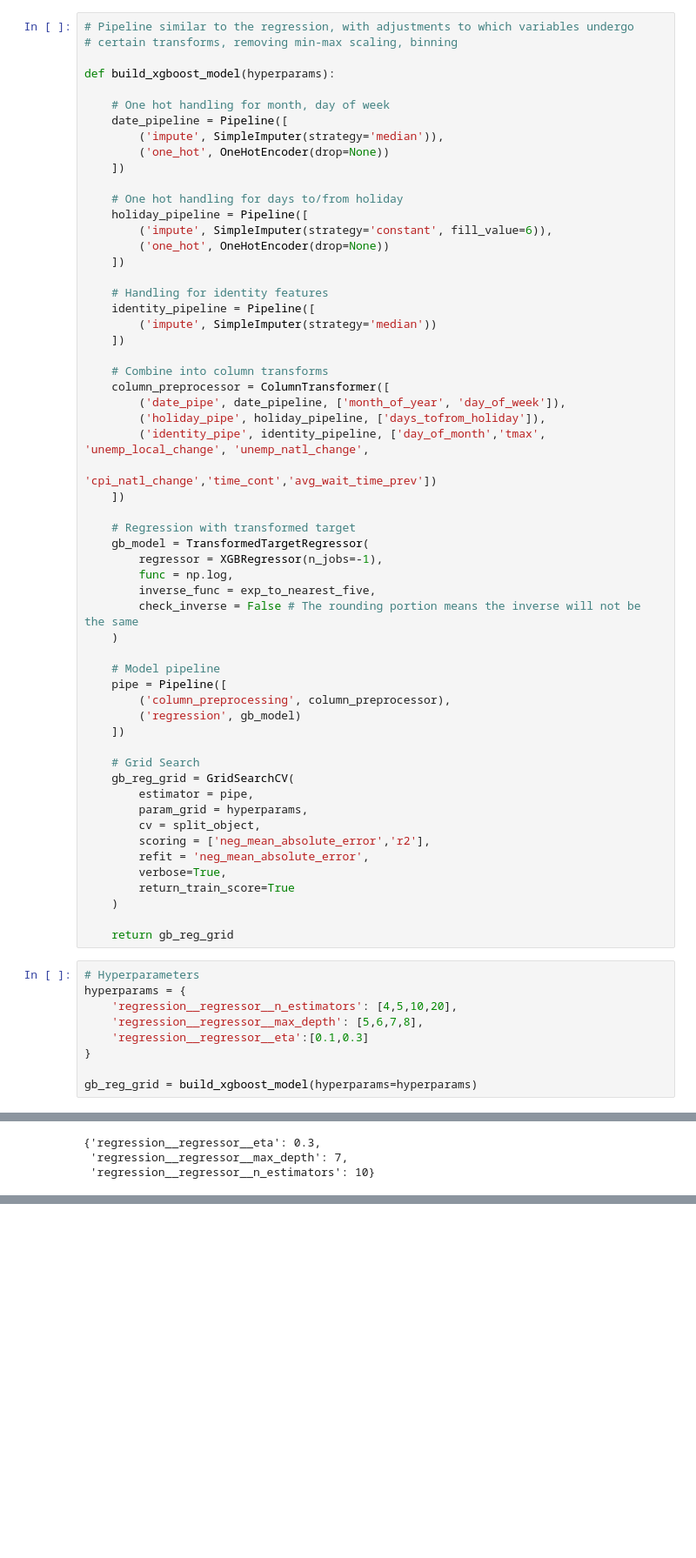
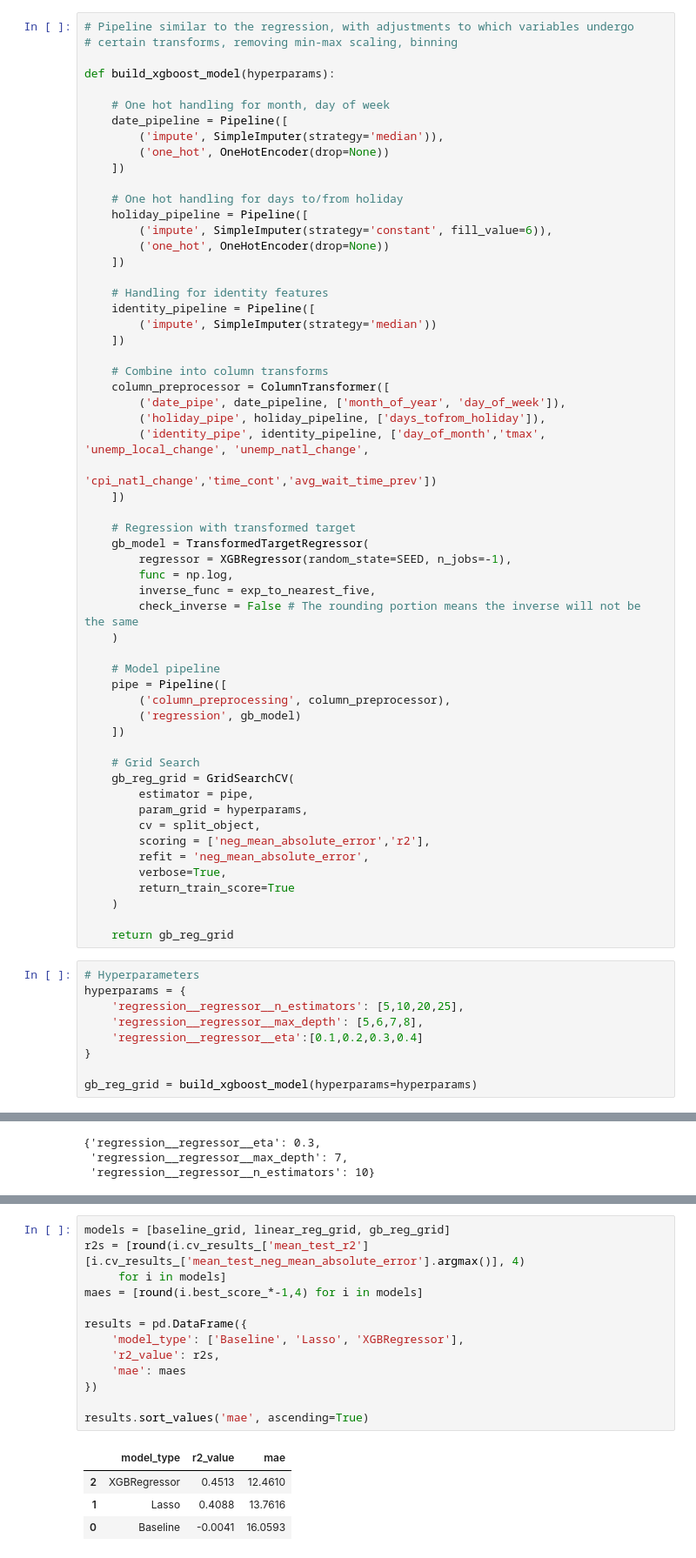
Before and after one commit to andrewcockerill/disney-wait-times, a Jupyter notebook: notebooks/soarin_modeling.ipynb, the cells around one changed output, grey strips where cells are left out. Shown at 87% size. Drawn from its saved outputs; the diff is of its cells as text; blank space fills up the shorter version.

Commit message:
updated modeling notebook and readme

```diff
--- a/notebooks/soarin_modeling.ipynb
+++ b/notebooks/soarin_modeling.ipynb
@@ -351,7 +361,7 @@ def build_xgboost_model(hyperparams):
 
     # Regression with transformed target
     gb_model = TransformedTargetRegressor(
-        regressor = XGBRegressor(n_jobs=-1),
+        regressor = XGBRegressor(random_state=SEED, n_jobs=-1),
         func = np.log,
         inverse_func = exp_to_nearest_five,
         check_inverse = False # The rounding portion means the inverse will not be the same
@@ -378,9 +388,9 @@ def build_xgboost_model(hyperparams):
 # %%
 # Hyperparameters
 hyperparams = {
-    'regression__regressor__n_estimators': [4,5,10,20],
+    'regression__regressor__n_estimators': [5,10,20,25],
     'regression__regressor__max_depth': [5,6,7,8],
-    'regression__regressor__eta':[0.1,0.3]
+    'regression__regressor__eta':[0.1,0.2,0.3,0.4]
 }
 
 gb_reg_grid = build_xgboost_model(hyperparams=hyperparams)
@@ -426,0 +440,18 @@ gb_reg_grid.best_params_
+# %%
+models = [baseline_grid, linear_reg_grid, gb_reg_grid]
+r2s = [round(i.cv_results_['mean_test_r2'][i.cv_results_['mean_test_neg_mean_absolute_error'].argmax()], 4)
+     for i in models]
+maes = [round(i.best_score_*-1,4) for i in models]
+
+results = pd.DataFrame({
+    'model_type': ['Baseline', 'Lasso', 'XGBRegressor'],
+    'r2_value': r2s,
+    'mae': maes
+})
+
+results.sort_values('mae', ascending=True)
+# %% [output]
+|  | model_type | r2_value | mae |
+| 2 | XGBRegressor | 0.4513 | 12.4610 |
+| 1 | Lasso | 0.4088 | 13.7616 |
+| 0 | Baseline | -0.0041 | 16.0593 |
```
Also changed, not shown: parts of 23 cells of this notebook, 1 other file.
